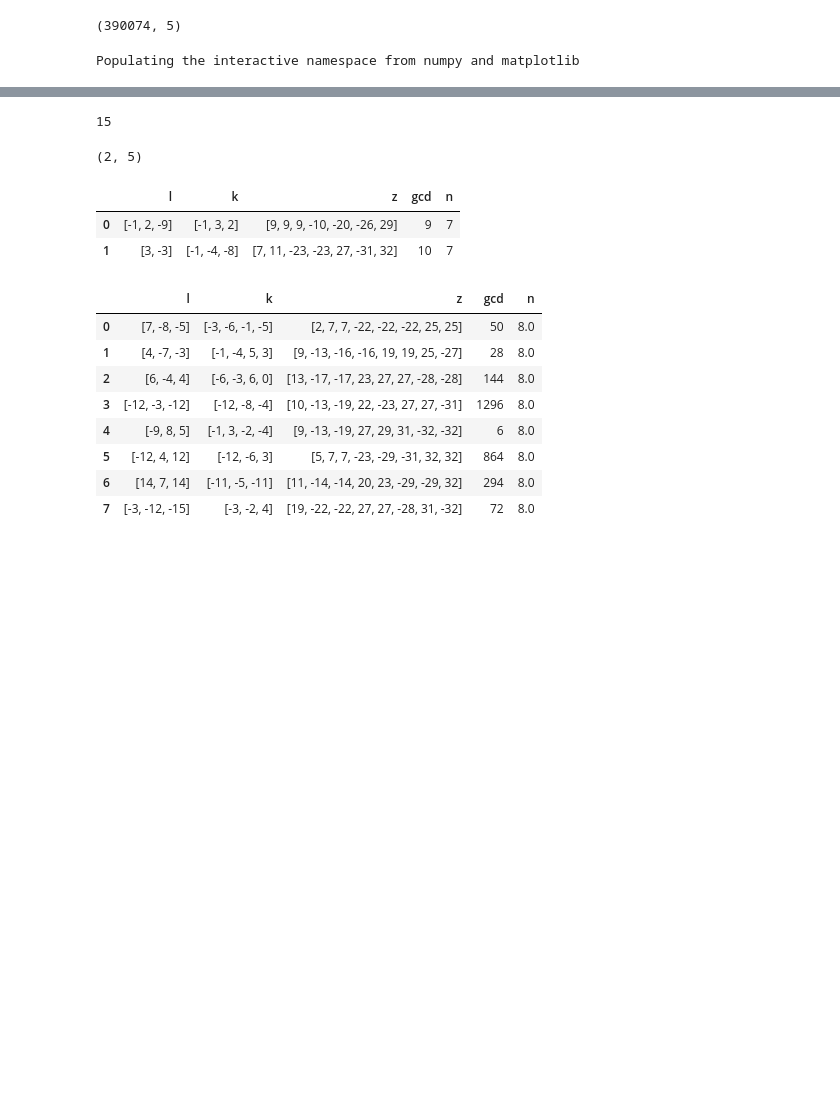
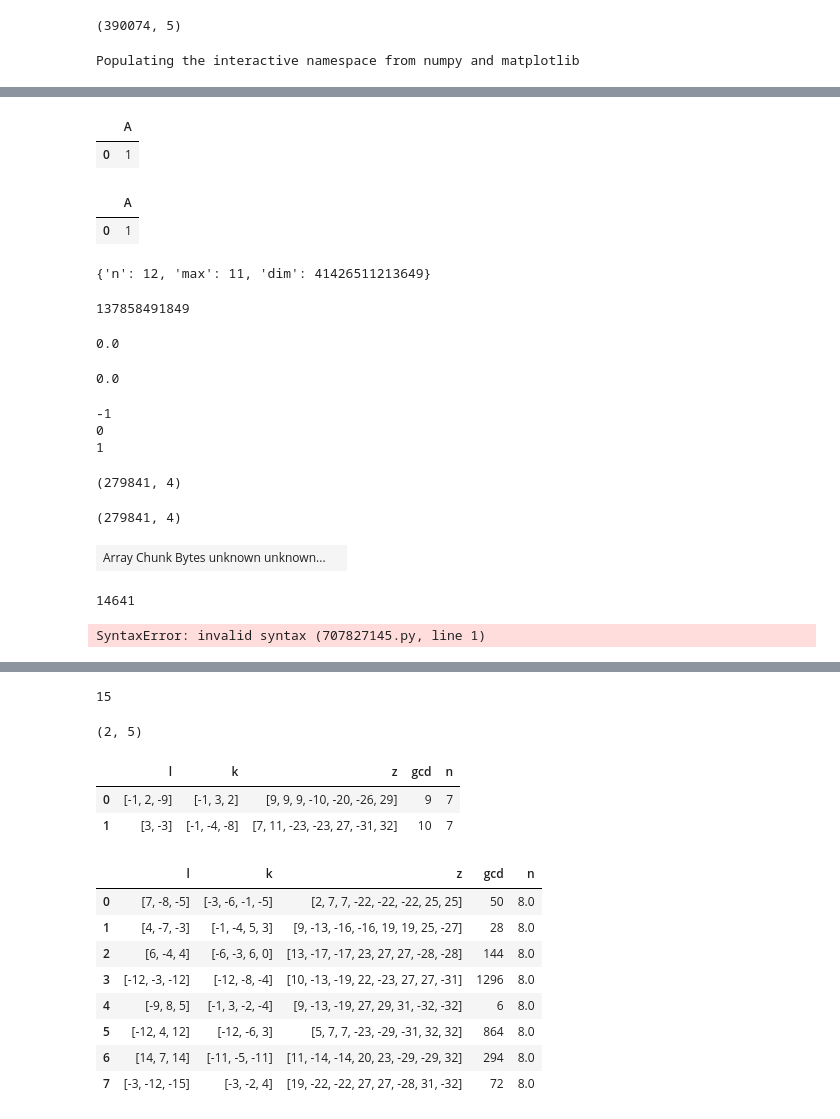
Before and after one commit to restrepo/Advanced_Computation, a Jupyter notebook: Multiprocessing.ipynb, the cells around one changed output, grey strips where cells are left out. Drawn from its saved outputs; the diff is of its cells as text; code cells hidden in the pictures; blank space fills up the shorter version.

```diff
--- a/Multiprocessing.ipynb
+++ b/Multiprocessing.ipynb
@@ -408,0 +459,39 @@ plt.grid()
+# %%
+pd.DataFrame([{'A':1}])
+# %% [output]
+|  | A |
+| 0 | 1 |
+# %%
+pd.concat((pd.DataFrame(),pd.DataFrame([{'A':1}])))
+# %% [output]
+|  | A |
+| 0 | 1 |
+# %%
+lf=[]
+for n in range(5,13):
+    df=pd.concat(l)
+dd={'n':12,'max':11}
+m=dd['max']
+dd['dim']=(dd['max']*2+1)**(dd['n']-2)
+dd
+# %% [output]
+{'n': 12, 'max': 11, 'dim': 41426511213649}
+# %%
+13**10
+# %% [output]
+137858491849
+# %%
+1.37858491849E11-137858491849
+# %% [output]
+0.0
+# %%
+137858.491849E6-137858491849
+# %% [output]
+0.0
+# %%
+for x[0] in list(range(-dd['max'],dd['max']+1)):
+    print(x[0])
+# %% [output]
+-1
+0
+1
@@ -408,0 +521,23 @@ plt.grid()
+# %%
+np.array(lk).shape
+# %% [output]
+(279841, 4)
+# %%
+ll=da.random.randint(-dd['max'],dd['max']+1,(dd['N'],dd['n']-2))
+ll=ll.to_dask_dataframe().drop_duplicates().to_dask_array()
+ll=ll.compute()
+ll.shape
+# %% [output]
+(279841, 4)
+# %%
+ll
+# %% [output]
+| Array Chunk Bytes unknown unknown... |  |
+# %%
+(dd['max']*2+1)**(n-2)
+# %% [output]
+14641
+# %%
+np.random.randint(-dd['max'],dd['max']+1,(dd['N'],dd['n']-2))da.random.randint(-dd['max'],dd['max']+1,(dd['N'],dd['n']-2))
+# %% [output]
+SyntaxError: invalid syntax (707827145.py, line 1)
```
Also changed, not shown: parts of 27 cells of this notebook.
